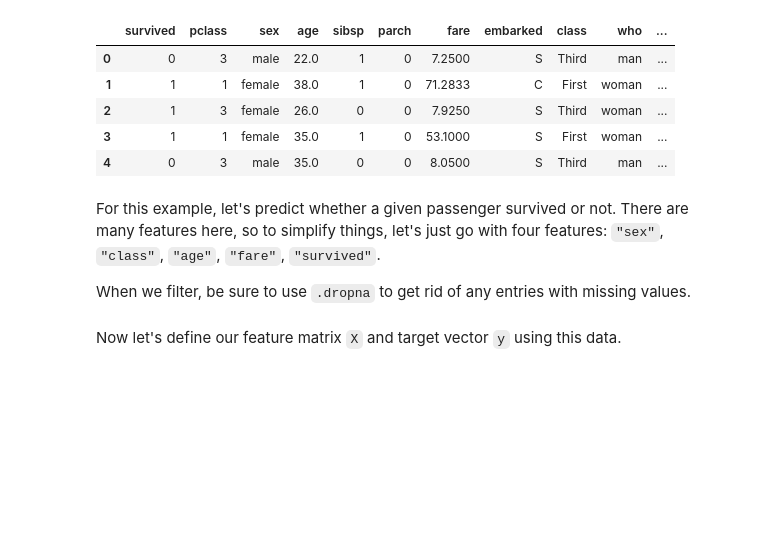
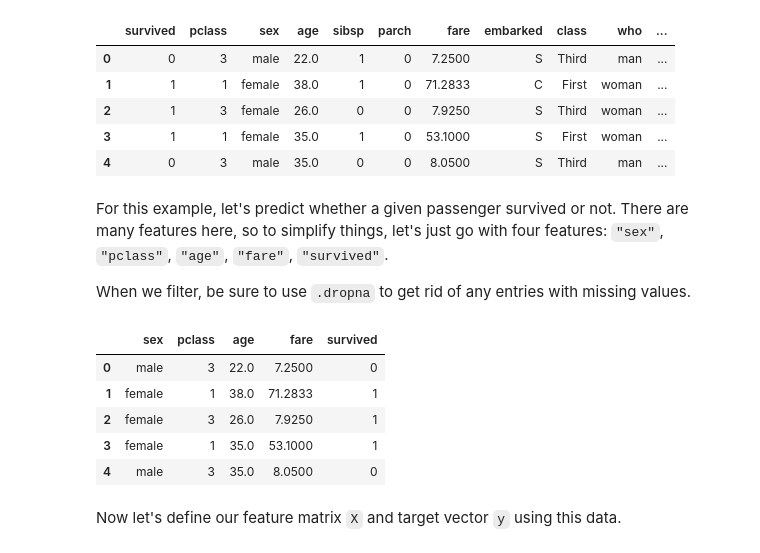
Before and after one commit to dymiyata/intro-to-ml-and-ai-2025-2026, a Jupyter notebook: decision_trees.ipynb, the cells around one changed output. Cells and saved outputs as stored; diff of their text form; code cells hidden in the pictures; blank space fills up the shorter version.

```diff
--- a/decision_trees.ipynb
+++ b/decision_trees.ipynb
@@ -27,11 +27,19 @@ df.head()
 | 3 | 1 | 1 | female | 35.0 | 1 | 0 | 53.1000 | S | First | woman | ... |
 | 4 | 0 | 3 | male | 35.0 | 0 | 0 | 8.0500 | S | Third | man | ... |
 # %% [markdown]
-For this example, let's predict whether a given passenger survived or not.  There are many features here, so to simplify things, let's just go with four features: `"sex"`, `"class"`, `"age"`, `"fare"`, `"survived"`.
+For this example, let's predict whether a given passenger survived or not.  There are many features here, so to simplify things, let's just go with four features: `"sex"`, `"pclass"`, `"age"`, `"fare"`, `"survived"`.
 
 When we filter, be sure to use `.dropna` to get rid of any entries with missing values.
 # %%
 df_filtered = df[["sex", "pclass", "age", "fare", "survived"]]
+df_filtered.head()
+# %% [output]
+|  | sex | pclass | age | fare | survived |
+| 0 | male | 3 | 22.0 | 7.2500 | 0 |
+| 1 | female | 1 | 38.0 | 71.2833 | 1 |
+| 2 | female | 3 | 26.0 | 7.9250 | 1 |
+| 3 | female | 1 | 35.0 | 53.1000 | 1 |
+| 4 | male | 3 | 35.0 | 8.0500 | 0 |
 # %% [markdown]
 Now let's define our feature matrix `X` and target vector `y` using this data.
 # %%
```
Also changed, not shown: parts of 22 cells of this notebook.
